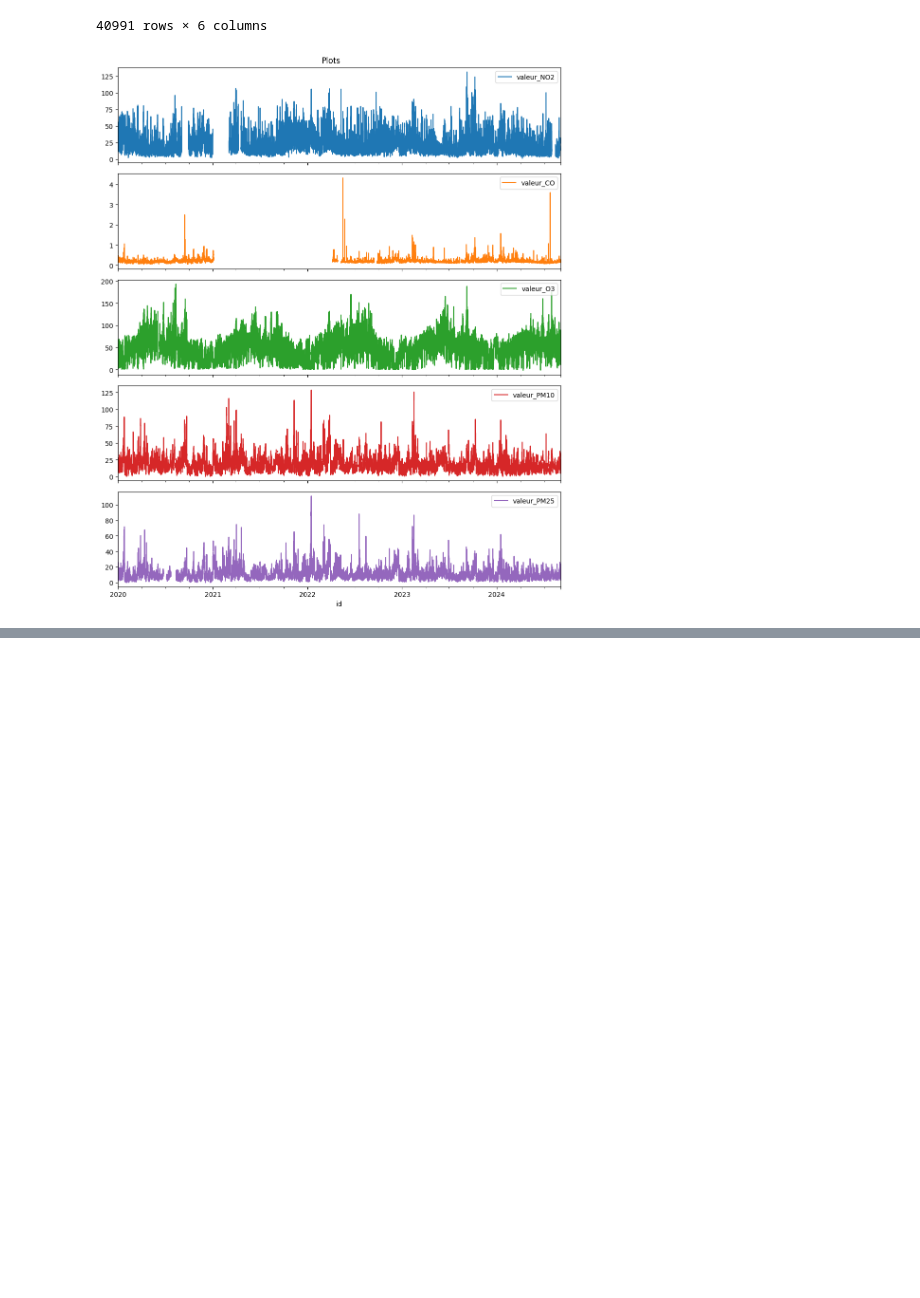
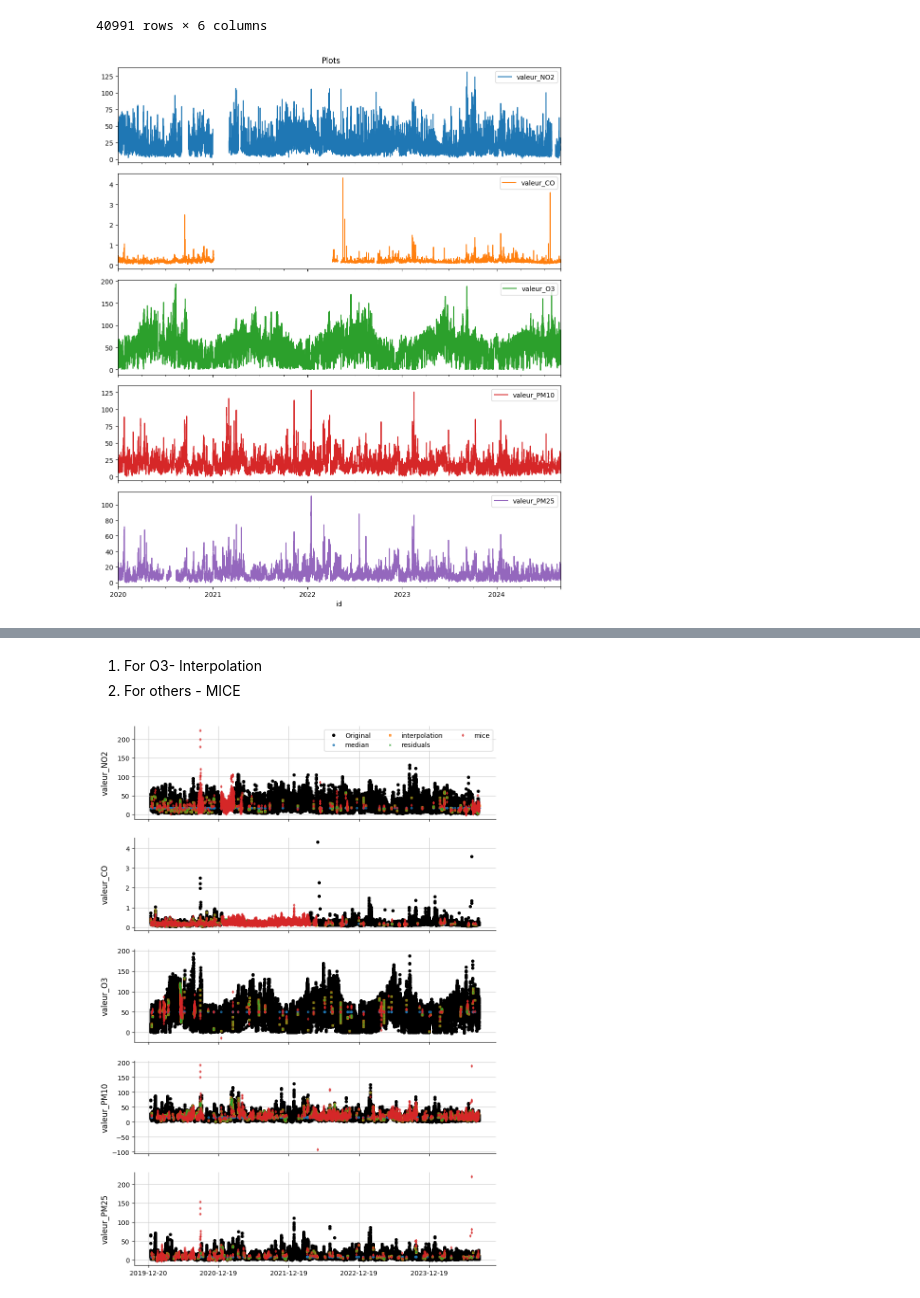
Before and after one commit to dorabijvoet/kaggle_air_quality_capgemini, a Jupyter notebook: notebooks/ameya.ipynb, the cells around one changed output, grey strips where cells are left out. Saved outputs shown, nothing was run; the diff lists cells and outputs as text; code cells hidden in the pictures; blank space fills up the shorter version.

Commit message:
train_imputed

```diff
--- a/notebooks/ameya.ipynb
+++ b/notebooks/ameya.ipynb
@@ -185,0 +56,2 @@ forecast[["y", "yhat"]].plot()
+# %%
+columns = ["valeur_NO2", "valeur_CO", "valeur_O3", "valeur_PM10", "valeur_PM25"]
@@ -185,0 +83,14 @@ forecast[["y", "yhat"]].plot()
+# %%
+imputer_mice = imputers.ImputerMICE(
+    estimator=LinearRegression(),
+    sample_posterior=False,
+    max_iter=100,
+)
+# %%
+dict_imputers = {
+    "median": imputer_median,
+    "interpolation": imputer_interpol,
+    "residuals": imputer_residuals,
+    # "TSOU": imputer_tsou,
+    "mice": imputer_mice,
+}
@@ -185,0 +143,3 @@ forecast[["y", "yhat"]].plot()
+# %% [markdown]
+1. For O3- Interpolation
+2. For others - MICE
@@ -185,0 +151,42 @@ forecast[["y", "yhat"]].plot()
+# %%
+df.set_index("id", inplace=True)
+
+df.index = pd.to_datetime(df.index)
+# %%
+df_plot = df[columns]
+dfs_imputed = {name: imp.fit_transform(df_plot) for name, imp in dict_imputers.items()}
+
+# Creating a dictionary with imputed data, indexed by imputer names
+dfs_imputed_station = {name: imputed_df for name, imputed_df in dfs_imputed.items()}
+
+# Plotting setup
+fig, axs = plt.subplots(len(columns), 1, sharex=True, figsize=(10, 3 * len(columns)))
+marker_styles = ["o", "s", "x", "d", "^"]  # Different markers for each imputer
+for col, ax in zip(columns, axs.flatten()):
+    values_orig = df_plot[col]
+    ax.plot(
+        values_orig, "o", color="black", label="Original", markersize=4
+    )  # Larger markers for original data
+
+    # Plot imputed values with different colors and marker styles
+    for ind, (name, df_imp) in enumerate(dfs_imputed_station.items()):
+        values_imp = df_imp[col].copy()
+        values_imp[values_orig.notna()] = np.nan  # Keep original values visible
+        color = cm.tab10(ind % 10)  # Use colormap to cycle colors
+        marker = marker_styles[ind % len(marker_styles)]  # Cycle marker styles
+        ax.plot(
+            values_imp, marker, color=color, label=name, alpha=0.7, markersize=3
+        )  # Smaller, semi-transparent markers
+
+    ax.set_ylabel(col, fontsize=12)
+
+# Add legend and format x-axis
+axs[0].legend(fontsize=10, ncol=3)
+for ax in axs:
+    ax.tick_params(axis="both", which="major", labelsize=10)
+loc = plticker.MultipleLocator(base=365)  # Yearly ticks
+axs[-1].xaxis.set_major_locator(loc)
+fig.align_labels()
+plt.show()
+# %% [output]
+[figure, added]
```
Also changed, not shown: parts of 28 cells of this notebook, 2 other files.
